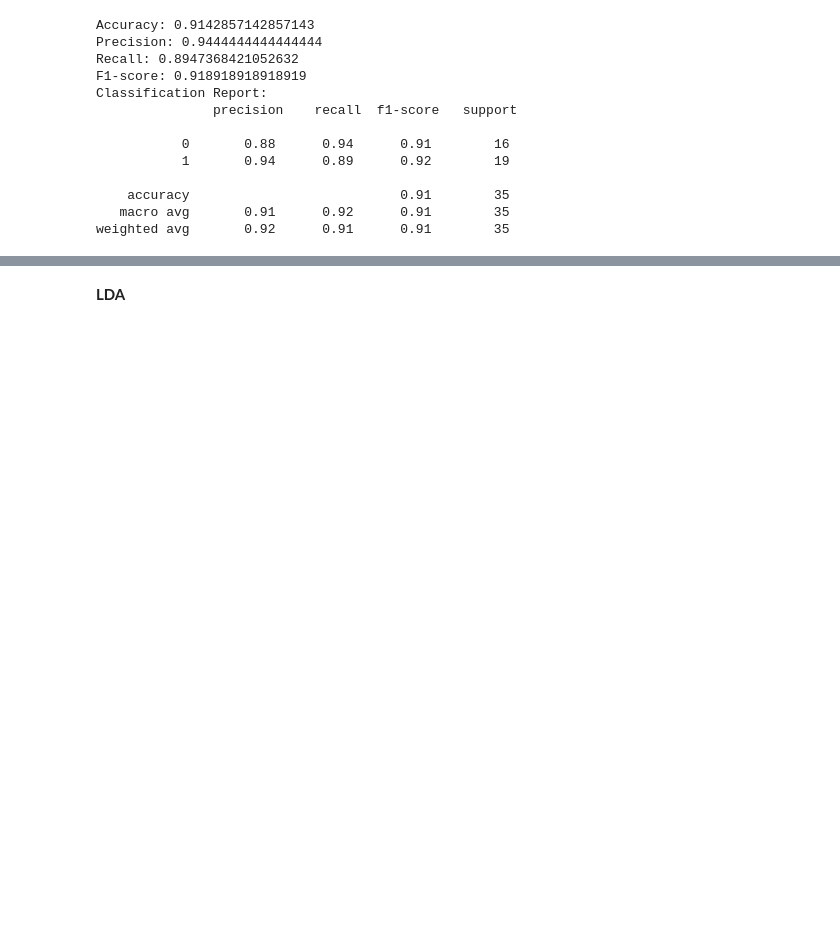
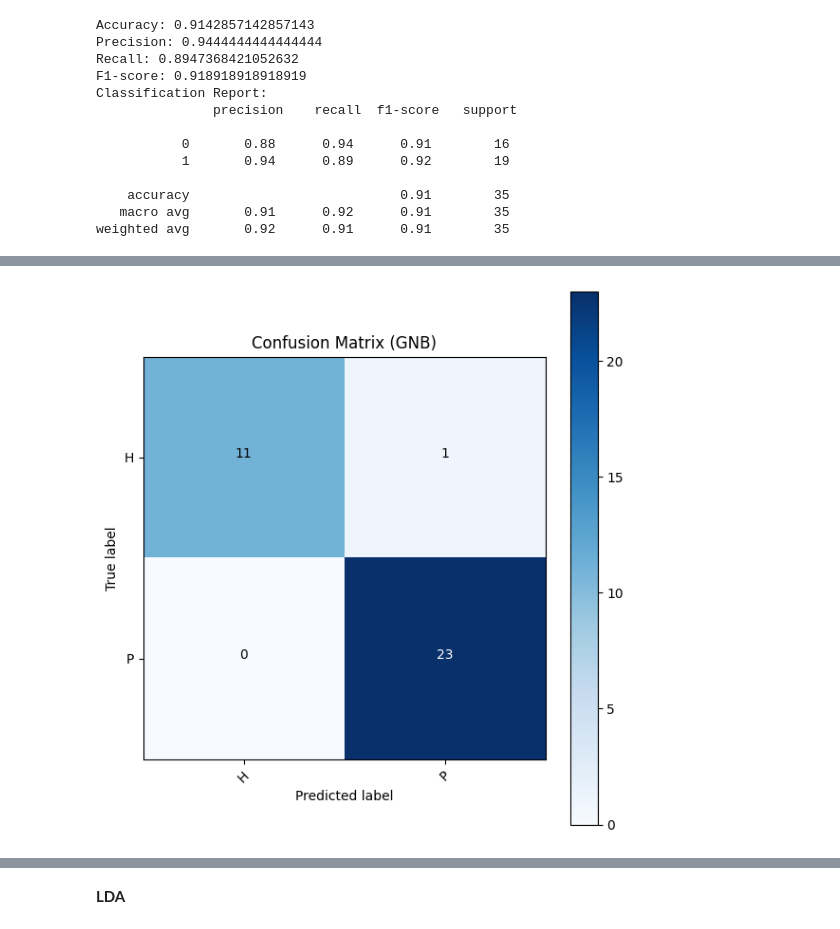
Before and after one commit to sagimum/Task-Wise-Prediction-of-AD-Using-ML-Methods, a Jupyter notebook: copy_task.ipynb, the cells around one changed output, grey strips where cells are left out. Saved outputs shown, nothing was run; the diff lists cells and outputs as text; code cells hidden in the pictures; blank space fills up the shorter version.

```diff
--- a/copy_task.ipynb
+++ b/copy_task.ipynb
@@ -304,0 +368,82 @@ F1 Score: 0.8
+# %%
+from sklearn.naive_bayes import GaussianNB
+from sklearn.model_selection import train_test_split, cross_val_score
+from sklearn.metrics import accuracy_score, precision_score, recall_score, f1_score
+import numpy as np
+
+def set_seeds(seed=9):
+    np.random.seed(seed)
+    random.seed(seed)
+    tf.random.set_seed(seed)
+
+set_seeds()
+# Load the dataset (replace this with your actual data loading code)
+X = features
+y = label
+
+# Assuming y is your label column
+label_encoder = LabelEncoder()
+y_encoded = label_encoder.fit_transform(y)
+# # Preprocessing: Scale features
+# scaler = StandardScaler()
+# scaled_features = scaler.fit_transform(features)
+
+# # Splitting data into train and test sets
+# X_train, X_test, y_train, y_test = train_test_split(scaled_features, y_encoded, test_size=0.2)
+# Split the data into training and testing sets
+X_train, X_test, y_train, y_test = train_test_split(X, y_encoded, test_size=0.2)
+
+# Define the Gaussian Naive Bayes classifier
+gnb = GaussianNB()
+
+# Train the Gaussian Naive Bayes classifier on the entire training data
+gnb.fit(X_train, y_train)
+
+# Make predictions on the test set
+y_pred_binary = gnb.predict(X_test)
+# y_pred_binary = (y_pred > 0.5).astype(int)  # Convert probabilities to binary predictions
+
+# Confusion Matrix
+cm = confusion_matrix(y_test, y_pred_binary)
+
+# Accuracy, Precision, Recall, F1-score
+accuracy = accuracy_score(y_test, y_pred_binary)
+precision = precision_score(y_test, y_pred_binary)
+recall = recall_score(y_test, y_pred_binary)
+f1 = f1_score(y_test, y_pred_binary)
+
+# Plot Confusion Matrix
+plt.figure(figsize=(6, 6))
+plt.imshow(cm, interpolation='nearest', cmap=plt.cm.Blues)
+plt.title('Confusion Matrix (GNB)')
+plt.colorbar()
+tick_marks = np.arange(len(label_encoder.classes_))
+plt.xticks(tick_marks, label_encoder.classes_, rotation=45)
+plt.yticks(tick_marks, label_encoder.classes_)
+
+fmt = 'd'
+thresh = cm.max() / 2.
+for i, j in np.ndindex(cm.shape):
+    plt.text(j, i, format(cm[i, j], fmt), horizontalalignment="center",
+             color="white" if cm[i, j] > thresh else "black")
+
+plt.ylabel('True label')
+plt.xlabel('Predicted label')
+plt.tight_layout()
+plt.show()
+
+# Classification Report
+report = classification_report(y_test, y_pred_binary)
+print("Classification Report:\n", report)
+
+# # Calculate Sensitivity and Specificity
+# tn, fp, fn, tp = cm.ravel()
+# sensitivity = tp / (tp + fn)
+# specificity = tn / (tn + fp)
+# Print Performance Metrics
+print("Accuracy:", accuracy)
+print("Precision:", precision)
+print("Recall:", recall)
+print("F1-score:", f1)
+# %% [output]
+[figure, added]
```
Also changed, not shown: parts of 13 cells of this notebook.
